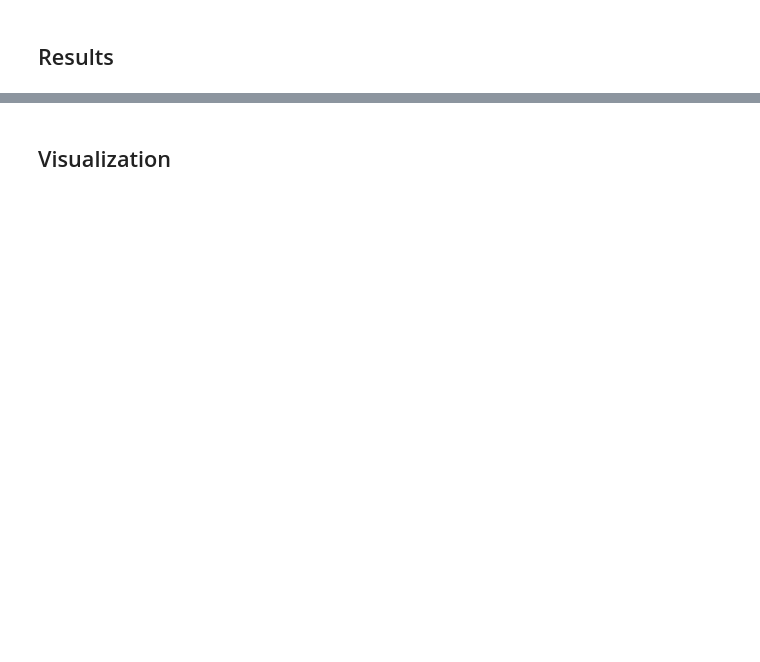
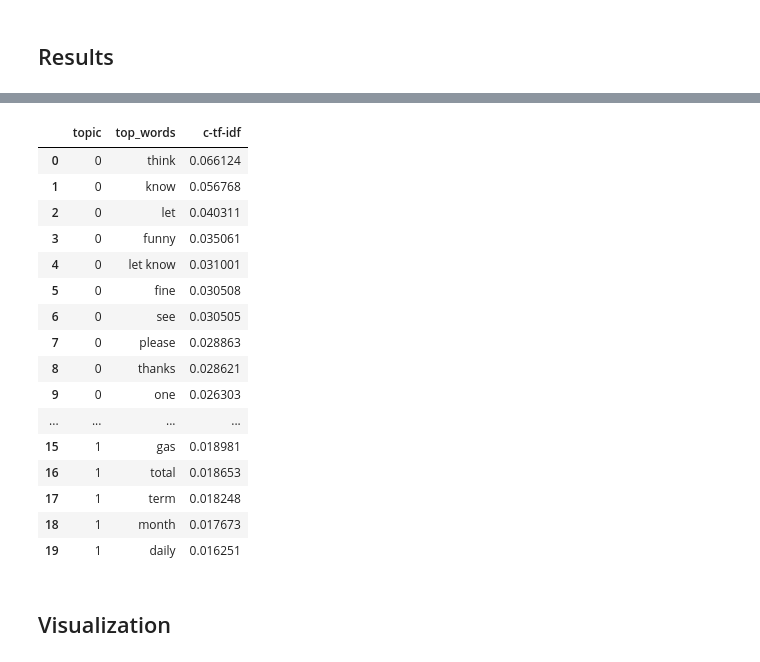
Before and after one commit to UlisesHdzG/Hierarchical-topic-modeling-on-financial-docs, a Jupyter notebook: BERTopic-fine tunning.ipynb, the cells around one changed output, grey strips where cells are left out. Saved outputs shown, nothing was run; the diff lists cells and outputs as text; code cells hidden in the pictures; blank space fills up the shorter version.

```diff
--- a/BERTopic-fine tunning.ipynb
+++ b/BERTopic-fine tunning.ipynb
@@ -276,7 +279,7 @@ def create_model(topwords,n_gram,min_top, nn, min_cluster):
 
     return model
 # %%
-model=create_model(20,ngram_r[2],min_topic_s[0],10,min_cl_s[0])
+model=create_model(10,ngram_r[1],min_topic_s[0],10,min_cl_s[0])
 model
 # %% [output]
 <bertopic._bertopic.BERTopic at 0x...>
@@ -304,2 +304,5 @@ Changing the sparsity structure of a csr_matrix is expensive. lil_matrix is more
+# %%
+probs=model.probabilities_
+topics=model.topics_
 # %% [markdown]
 ## Results
@@ -329,10 +308,0 @@ for i in range(data.shape[0]):
-# %%
-# create the table with the 20 most important words per topic
-words=[]
-c_tfidf=[]
-top=[]
-for i in range(0,10):
-    top= top+ [i]*20
-    for x in model.get_topic(i): #c-TF-IDF scores
-        words.append(x[0])
-        c_tfidf.append(x[1])
@@ -353,0 +332,10 @@ data.to_csv(r'C:\Users\p_uli\Desktop\Columbia University\Cursos\Fall 22\Capstone
+# %%
+# create the table with the 10 most important words per topic
+words=[]
+c_tfidf=[]
+top=[]
+for i in range(0,10):
+    top= top+ [i]*10
+    for x in model.get_topic(i): #c-TF-IDF scores
+        words.append(x[0])
+        c_tfidf.append(x[1])
@@ -353,0 +349,20 @@ data.to_csv(r'C:\Users\p_uli\Desktop\Columbia University\Cursos\Fall 22\Capstone
+# %%
+top_words_topic.head(20)
+# %% [output]
+|  | topic | top_words | c-tf-idf |
+| 0 | 0 | think | 0.066124 |
+| 1 | 0 | know | 0.056768 |
+| 2 | 0 | let | 0.040311 |
+| 3 | 0 | funny | 0.035061 |
+| 4 | 0 | let know | 0.031001 |
+| 5 | 0 | fine | 0.030508 |
+| 6 | 0 | see | 0.030505 |
+| 7 | 0 | please | 0.028863 |
+| 8 | 0 | thanks | 0.028621 |
+| 9 | 0 | one | 0.026303 |
+| ... | ... | ... | ... |
+| 15 | 1 | gas | 0.018981 |
+| 16 | 1 | total | 0.018653 |
+| 17 | 1 | term | 0.018248 |
+| 18 | 1 | month | 0.017673 |
+| 19 | 1 | daily | 0.016251 |
```
Also changed, not shown: parts of 40 cells of this notebook, 1 other file.
